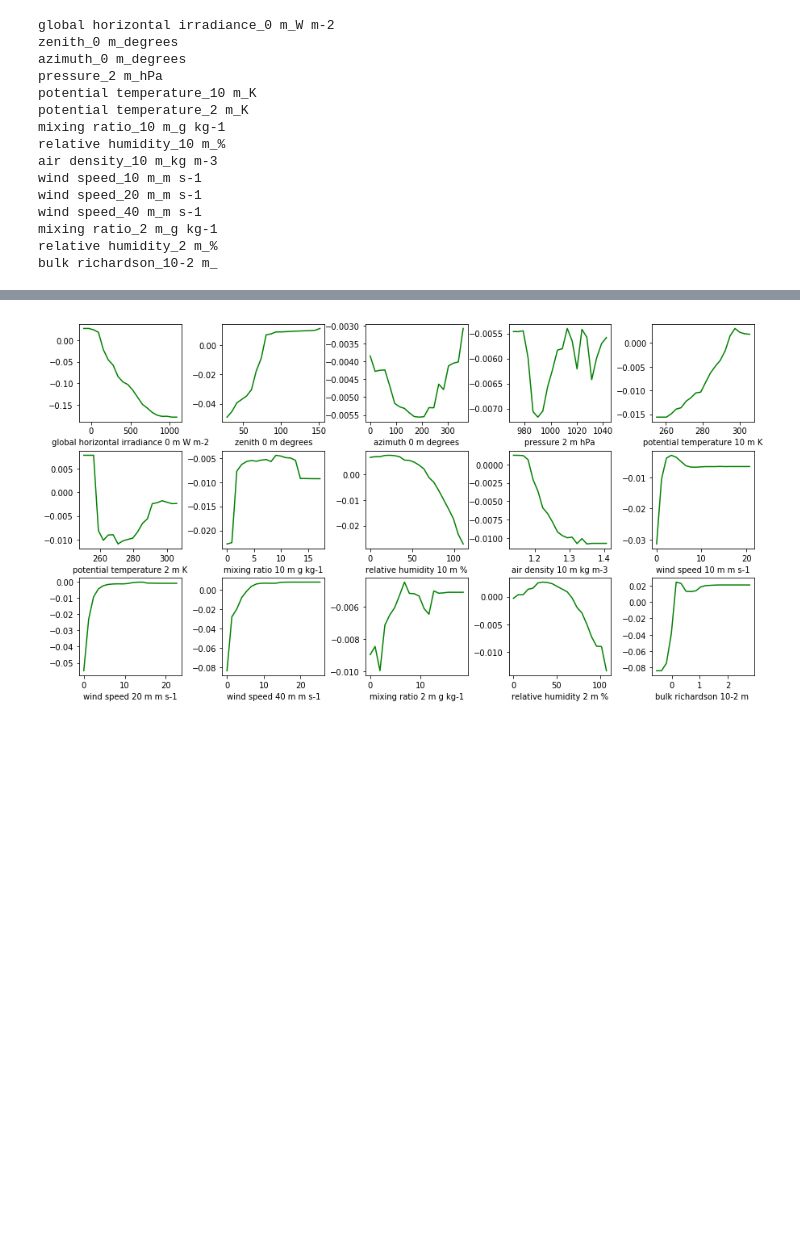
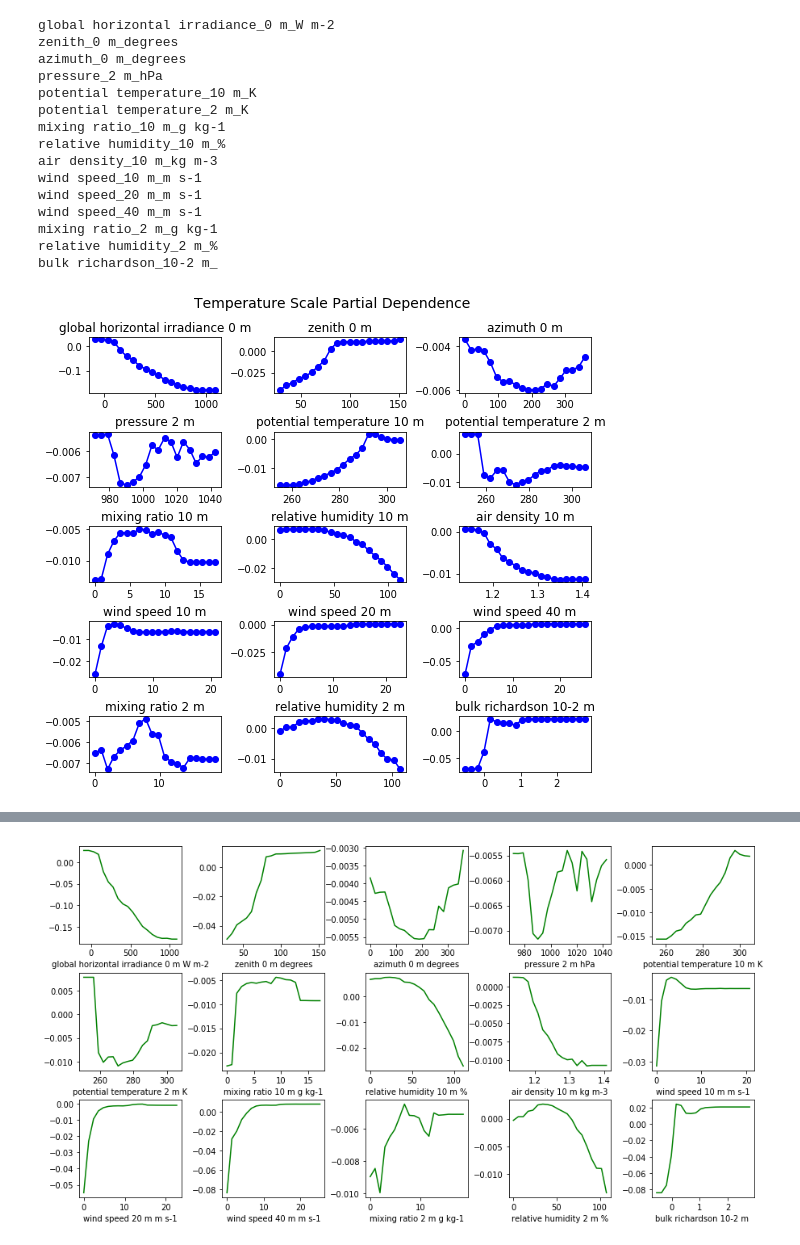
Before and after one commit to NCAR/mlsurfacelayer, a Jupyter notebook: notebooks/Cabauw Random Forests 2.ipynb, the cells around one changed output, grey strips where cells are left out. Saved outputs shown, nothing was run; the diff lists cells and outputs as text; code cells hidden in the pictures; blank space fills up the shorter version.

```diff
--- a/notebooks/Cabauw Random Forests 2.ipynb
+++ b/notebooks/Cabauw Random Forests 2.ipynb
@@ -381,7 +449,7 @@ pd_vals_t_2 = np.zeros((len(input_cols), 20))
 for i, input_col in enumerate(input_cols):
     print(input_col)
     pd_bins_t_2[i] = np.linspace(test_data[input_col].min(), test_data[input_col].max(), 20)
-    pd_vals_t_2[i] = partial_dependence_actual(test_data[input_cols].values, rf_t_scale,
+    pd_vals_t_2[i] = partial_dependence_1d(test_data[input_cols].values, rf_t_scale,
                                                i, pd_bins_t_2[i])
 # %% [output]
 global horizontal irradiance_0 m_W m-2
@@ -399,6 +467,16 @@ wind speed_40 m_m s-1
 mixing ratio_2 m_g kg-1
 relative humidity_2 m_%
 bulk richardson_10-2 m_
+# %%
+fig, axes = plt.subplots(5, 3, figsize=(9, 8), sharey=False)
+plt.subplots_adjust(hspace=0.7, wspace=0.4)
+for a, ax in enumerate(axes.ravel()):
+    ax.plot(pd_bins_t_2[a], pd_vals_t_2[a], 'bo-')
+    ax.set_title(" ".join(input_cols[a].split("_")[0:2]), fontsize=12)
+plt.suptitle("Temperature Scale Partial Dependence", fontsize=14, y=0.95)
+plt.savefig("partial_dependence_temperature_scale.png", dpi=200, bbox_inches="tight")
+# %% [output]
+[figure, added]
 # %%
 pd_bins_t = np.zeros((len(input_cols), 20))
 pd_vals_t = np.zeros((len(input_cols), 19))
```
Also changed, not shown: parts of 17 cells of this notebook, 4 other files.
